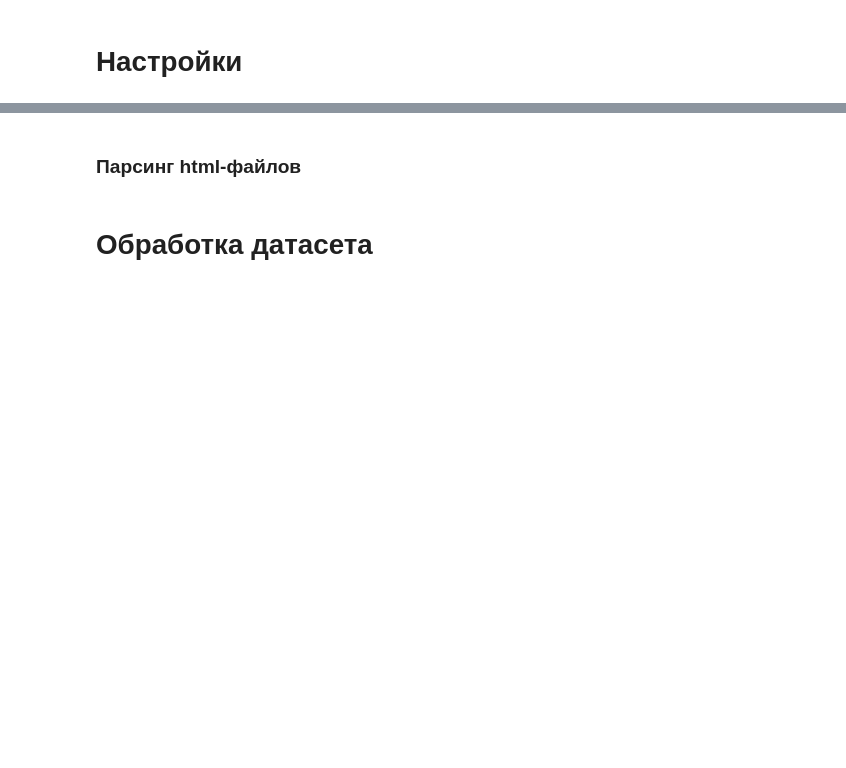
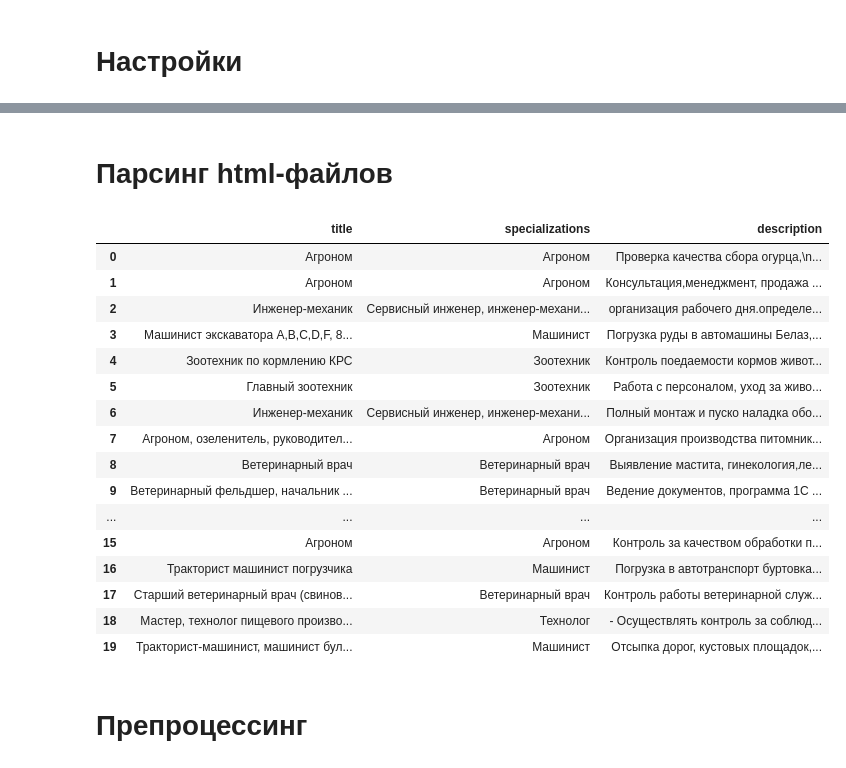
Before and after one commit to HerrPhoton/AgroCode_Hack_2023, a Jupyter notebook: main.ipynb, the cells around one changed output, grey strips where cells are left out. Saved outputs shown, nothing was run; the diff lists cells and outputs as text; code cells hidden in the pictures; blank space fills up the shorter version.

```diff
--- a/main.ipynb
+++ b/main.ipynb
@@ -15,33 +49,40 @@ HTML_DIR = '/dataset/'
 # %% [markdown]
-### Парсинг html-файлов
+# Парсинг html-файлов
-# %%
-def parse_CV(file):
-
-    soup = BeautifulSoup(open(file), 'html.parser')
-    features_dict = {}
-
-    sex = soup.find_all('div', class_ = '')
-    features_dict['Sex'] = [x.a.text for x in sex]
-
-    age = soup.find_all('div', class_ = '')
-    features_dict['Age'] = [int(re.findall(r'\d+', x.text)[0]) for x in age]
-
-    post = soup.find_all('div', class_ = '')
-    features_dict['Post'] = [x.a.text for x in post]
-
-    education = soup.find_all('div', class_ = '')
-    features_dict['Education'] = [x.a.text for x in education]
-
-    experience = soup.find_all('div', class_ = '')
-    features_dict['Experience'] = [x.a.text for x in experience]
-
-    return features_dict
+# %%
+def parse_CV(file: str):
+
+    soup = BeautifulSoup(open(file, encoding = "utf8"), 'html.parser')
+    row = pd.Series()
+
+    row['title'] = soup.find('span', class_ = 'resume-block__title-text').text.strip()
+    row['specializations'] = ','.join([x.text for x in soup.find_all('li', class_ = 'resume-block__specialization')])
+    row['description'] = '. '.join([x.text for x in soup.find_all('div', {'data-qa': 'resume-block-experience-description'})])
+
+    return row
 # %%
-df = pd.DataFrame()
+df = pd.DataFrame(columns = ['title', 'specializations', 'description'])
 
-for i, file in tqdm(enumerate(os.listdir(HTML_DIR))):
-    df.iloc[i] = parse_CV(file)
+for file in tqdm(os.listdir(HTML_DIR)):
+    df.loc[len(df.index)] = parse_CV(os.path.join(HTML_DIR, file))
 # %%
-df
+df.head(20)
+# %% [output]
+|  | title | specializations | description |
+| 0 | Агроном | Агроном | Проверка качества сбора огурца,\n... |
+| 1 | Агроном | Агроном | Консультация,менеджмент, продажа ... |
+| 2 | Инженер-механик | Сервисный инженер, инженер-механи... | организация рабочего дня.определе... |
+| 3 | Машинист экскаватора А,B,C,D,F, 8... | Машинист | Погрузка руды в автомашины Белаз,... |
+| 4 | Зоотехник по кормлению КРС | Зоотехник | Контроль поедаемости кормов живот... |
+| 5 | Главный зоотехник | Зоотехник | Работа с персоналом, уход за живо... |
+| 6 | Инженер-механик | Сервисный инженер, инженер-механи... | Полный монтаж и пуско наладка обо... |
+| 7 | Агроном, озеленитель, руководител... | Агроном | Организация производства питомник... |
+| 8 | Ветеринарный врач | Ветеринарный врач | Выявление мастита, гинекология,ле... |
+| 9 | Ветеринарный фельдшер, начальник ... | Ветеринарный врач | Ведение документов, программа 1С ... |
+| ... | ... | ... | ... |
+| 15 | Агроном | Агроном | Контроль за качеством обработки п... |
+| 16 | Тракторист машинист погрузчика | Машинист | Погрузка в автотранспорт буртовка... |
+| 17 | Старший ветеринарный врач (свинов... | Ветеринарный врач | Контроль работы ветеринарной служ... |
+| 18 | Мастер, технолог пищевого произво... | Технолог | - Осуществлять контроль за соблюд... |
+| 19 | Тракторист-машинист, машинист бул... | Машинист | Отсыпка дорог, кустовых площадок,... |
-# %% [markdown]
-# Обработка датасета
+# %% [markdown]
+# Препроцессинг
```
Also changed, not shown: parts of 22 cells of this notebook, 3 other files.
